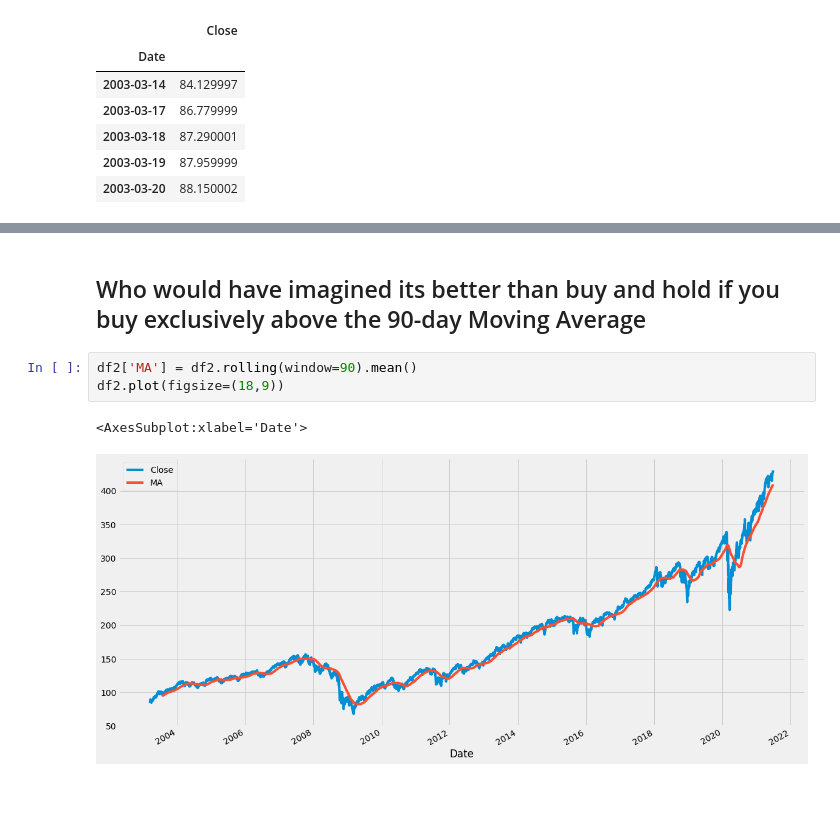
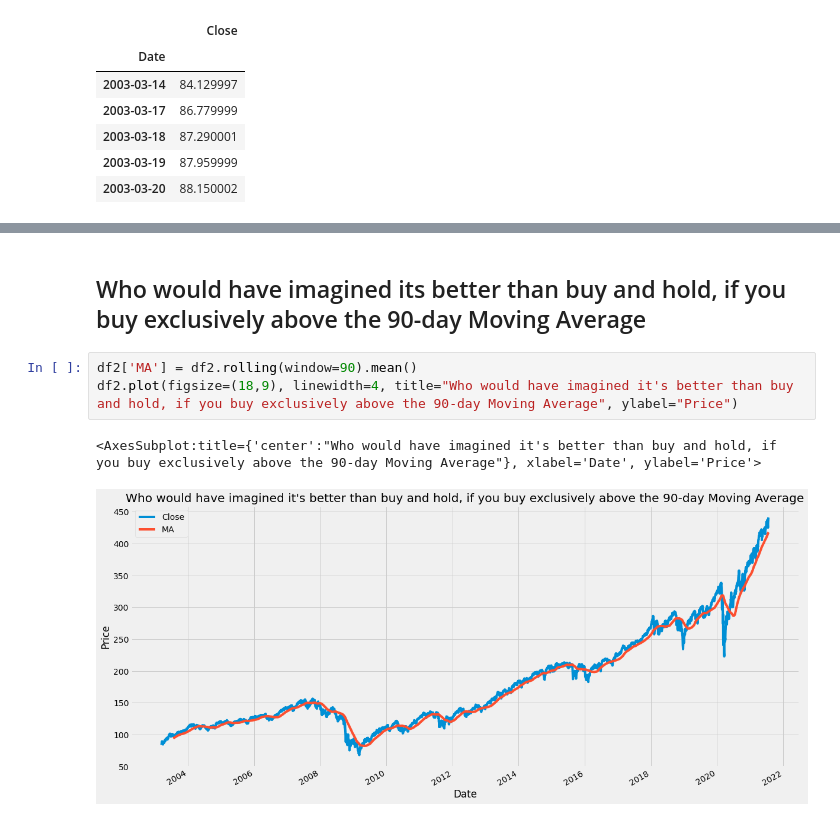
Before and after one commit to alik604/algorithmic-trading, a Jupyter notebook: Algo trading with the SMA.ipynb, the cells around one changed output, grey strips where cells are left out. Cells and saved outputs as stored; diff of their text form; blank space fills up the shorter version.

```diff
--- a/Algo trading with the SMA.ipynb
+++ b/Algo trading with the SMA.ipynb
@@ -187,9 +187,9 @@ Improvement over base_strategy: -637921.02
 ===================================
 # %% [markdown]
-## Who would have imagined its better than buy and hold if you buy exclusively above the 90-day Moving Average
+## Who would have imagined its better than buy and hold, if you buy exclusively above the 90-day Moving Average
 # %%
 df2['MA'] = df2.rolling(window=90).mean()
-df2.plot(figsize=(18,9))
+df2.plot(figsize=(18,9), linewidth=4, title="Who would have imagined it's better than buy and hold, if you buy exclusively above the 90-day Moving Average", ylabel="Price")
 # %% [output]
-<AxesSubplot:xlabel='Date'>
+<AxesSubplot:title={'center':"Who would have imagined it's better than buy and hold, if you buy exclusively above the 90-day Moving Average"}, xlabel='Date', ylabel='Price'>
-[figure, old version]
+[figure, new version]
```
Also changed, not shown: parts of 6 cells of this notebook, 2 other files.
